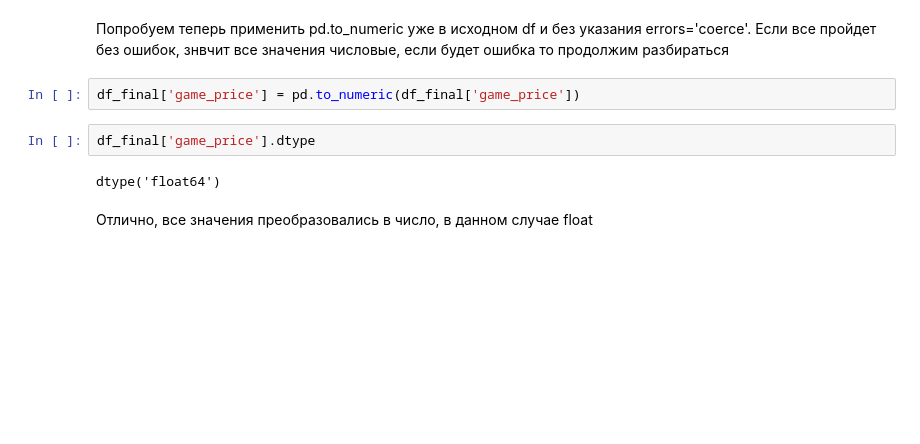
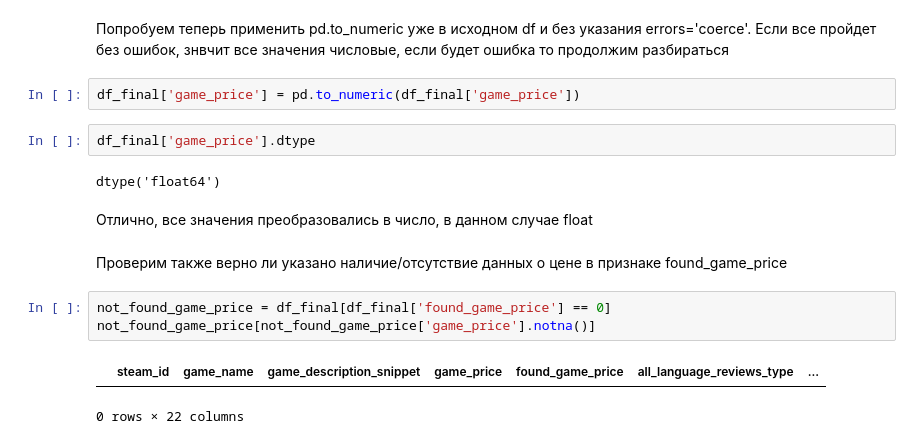
Before and after one commit to ylevennn/smadimo-gp-2, a Jupyter notebook: src/eda/clean_final_dataset.ipynb, the cells around one changed output. Cells and saved outputs as stored; diff of their text form; blank space fills up the shorter version.

```diff
--- a/src/eda/clean_final_dataset.ipynb
+++ b/src/eda/clean_final_dataset.ipynb
@@ -162,3 +172,11 @@ df_final['game_price'].dtype
 dtype('float64')
 # %% [markdown]
 Отлично, все значения преобразовались в число, в данном случае float
+# %% [markdown]
+Проверим также верно ли указано наличие/отсутствие данных о цене в признаке found_game_price
+# %%
+not_found_game_price = df_final[df_final['found_game_price'] == 0]
+not_found_game_price[not_found_game_price['game_price'].notna()]
+# %% [output]
+|  | steam_id | game_name | game_description_snippet | game_price | found_game_price | all_language_reviews_type | ... |
+0 rows × 22 columns
```
Also changed, not shown: parts of 5 cells of this notebook.
